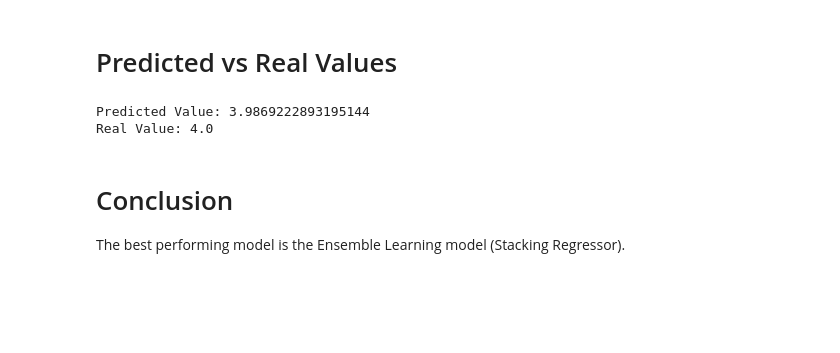
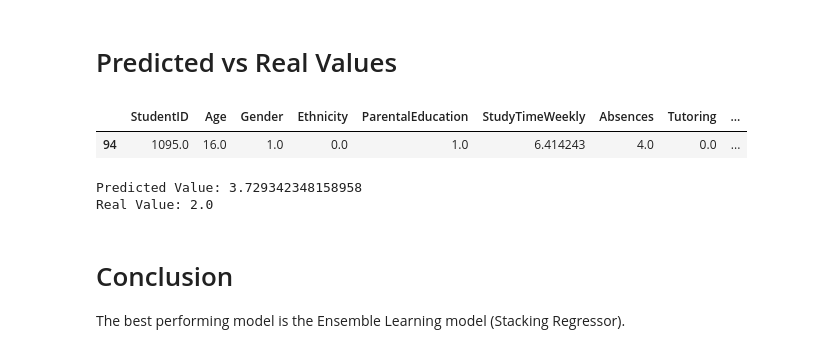
Before and after one commit to davidgb9716/data-science, a Jupyter notebook: students-performance/Student_Performance.ipynb, the cells around one changed output. Drawn from its saved outputs; the diff is of its cells as text; code cells hidden in the pictures; blank space fills up the shorter version.

```diff
--- a/students-performance/Student_Performance.ipynb
+++ b/students-performance/Student_Performance.ipynb
@@ -460,14 +460,18 @@ Ensemble Learning (Stacking)
 # %%
 index = random.randint(0, len(X_test.index.to_list()))
 
 row = X_test.iloc[[index]]
 
+display(pd.DataFrame(df.iloc[index]).transpose())
+
 final_predicted = stacking_model.predict(row)
 print('Predicted Value: ' + str(final_predicted[0] * max(df['GradeClass'])))
 print('Real Value: ' + str(y_test.iloc[index][0] * max(df['GradeClass'])))
 # %% [output]
+|  | StudentID | Age | Gender | Ethnicity | ParentalEducation | StudyTimeWeekly | Absences | Tutoring | ... |
+| 94 | 1095.0 | 16.0 | 1.0 | 0.0 | 1.0 | 6.414243 | 4.0 | 0.0 | ... |
-Predicted Value: 3.9869222893195144
-Real Value: 4.0
+Predicted Value: 3.729342348158958
+Real Value: 2.0
 # %% [markdown]
 # Conclusion
 
```
Also changed, not shown: parts of 6 cells of this notebook.
